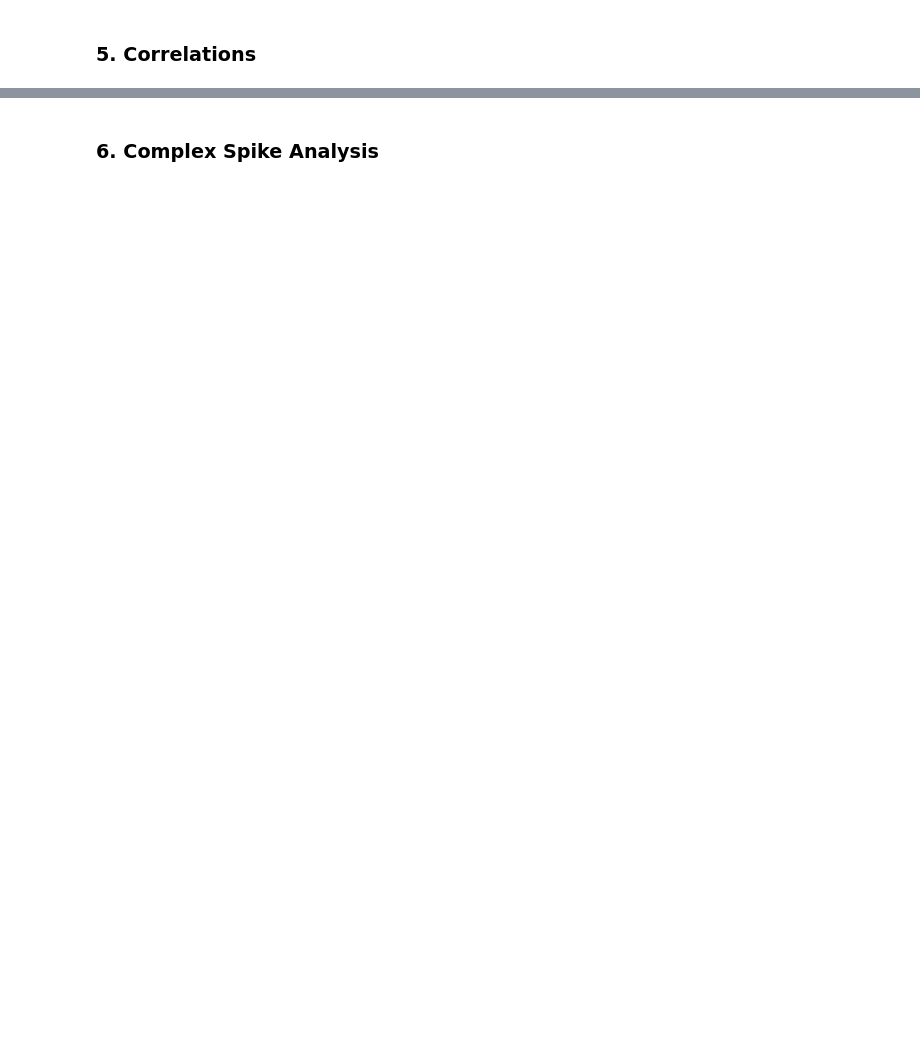
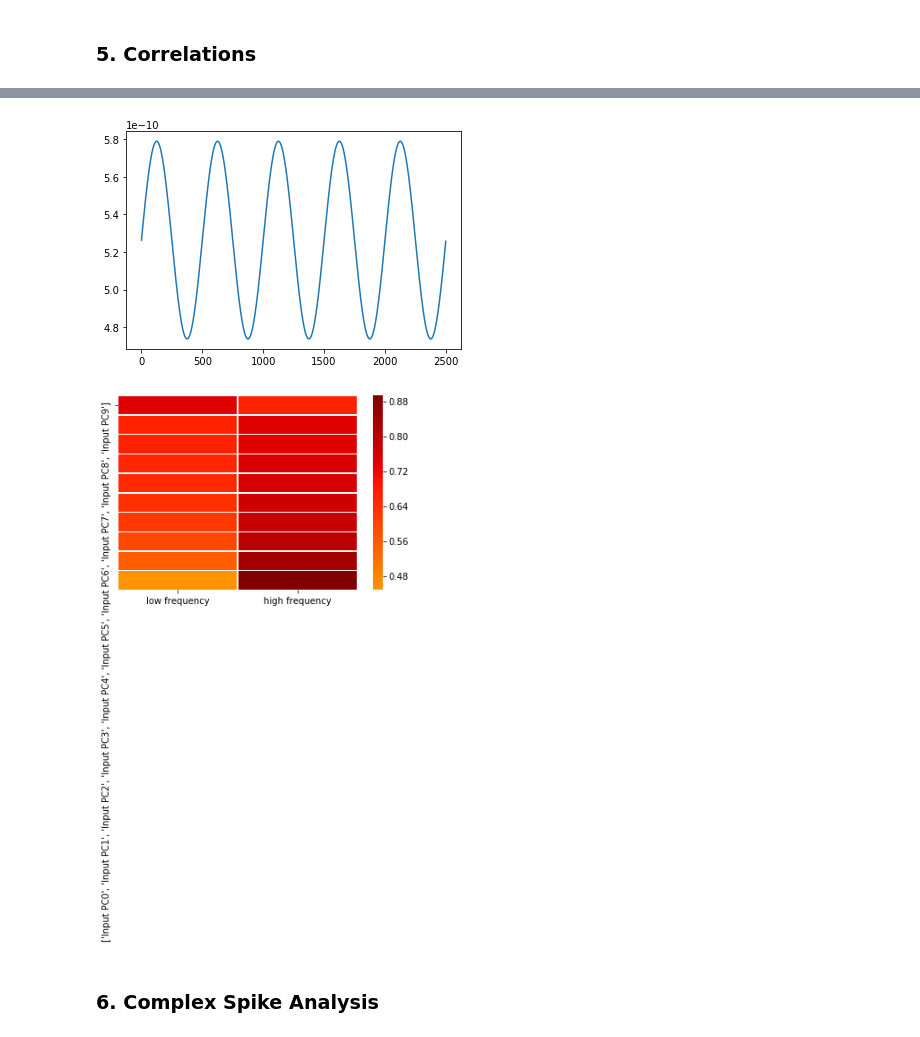
Before and after one commit to ThijsHoedemakers/OlivoCerebellarModel, a Jupyter notebook: Data_analysis.ipynb, the cells around one changed output, grey strips where cells are left out. Drawn from its saved outputs; the diff is of its cells as text; code cells hidden in the pictures; blank space fills up the shorter version.

Commit message:
updated correlations

```diff
--- a/Data_analysis.ipynb
+++ b/Data_analysis.ipynb
@@ -387,3 +467,35 @@ nf3 =  sns.heatmap(abs(norm_corrBA-norm_corrAA), cmap='jet', linewidths=.5)
+# %%
+# 5.2 Correlation between inputs
+
+corr_BA_Inputs = np.empty((nrPC,nrInputs))
+corr_AA_Inputs = np.empty((nrPC,nrInputs))
+
+for k in range(0,nrPC):
+    namePC_BA = 'PC'+str(k)+'BA'
+    namePC_AA = 'PC'+str(k)+'AA'
+    corr_InputPC_BA = [corrcoef(Input_BA['I_InputPC'][k],InputCurrentPC_BA[namePC_BA][p]) for p in range(0,nrInputs)]
+    corr_InputPC_AA = [corrcoef(Input_AA['I_InputPC'][k],InputCurrentPC_AA[namePC_AA][p]) for p in range(0,nrInputs)]
+
+    for p in range(0,len(corr_InputPC_BA)):
+        corr_BA_Inputs[k,p]=corr_InputPC_BA[p][0,1]
+        corr_AA_Inputs[k,p] = corr_InputPC_AA[p][0,1]
+
+    #print('correlation coefficient AA',corr_InputPC_AA)
+    #print('correlation coefficient BA',corr_InputPC_BA)
+#print(corr_BA_Inputs)
+#print(corr_AA_Inputs)
+#print(corr_BA_Inputs-corr_AA_Inputs)
+figure()
+plot(InputCurrentPC_BA['PC0BA'][0])
+figure()
+ylabel=['Input PC'+str(k) for k in range(0,nrPC)]
+nf = sns.heatmap(corr_BA_Inputs,center=0, cmap='jet', linewidths=.5,
+                 xticklabels=['low frequency','high frequency'],
+                yticklabels=[ylabel])
+#nf.set_xtickslabels()
+# %% [output]
+[figure, added]
+[figure, added]
 # %% [markdown]
 ### 6. Complex Spike Analysis
 # %%
```
Also changed, not shown: parts of 15 cells of this notebook.
